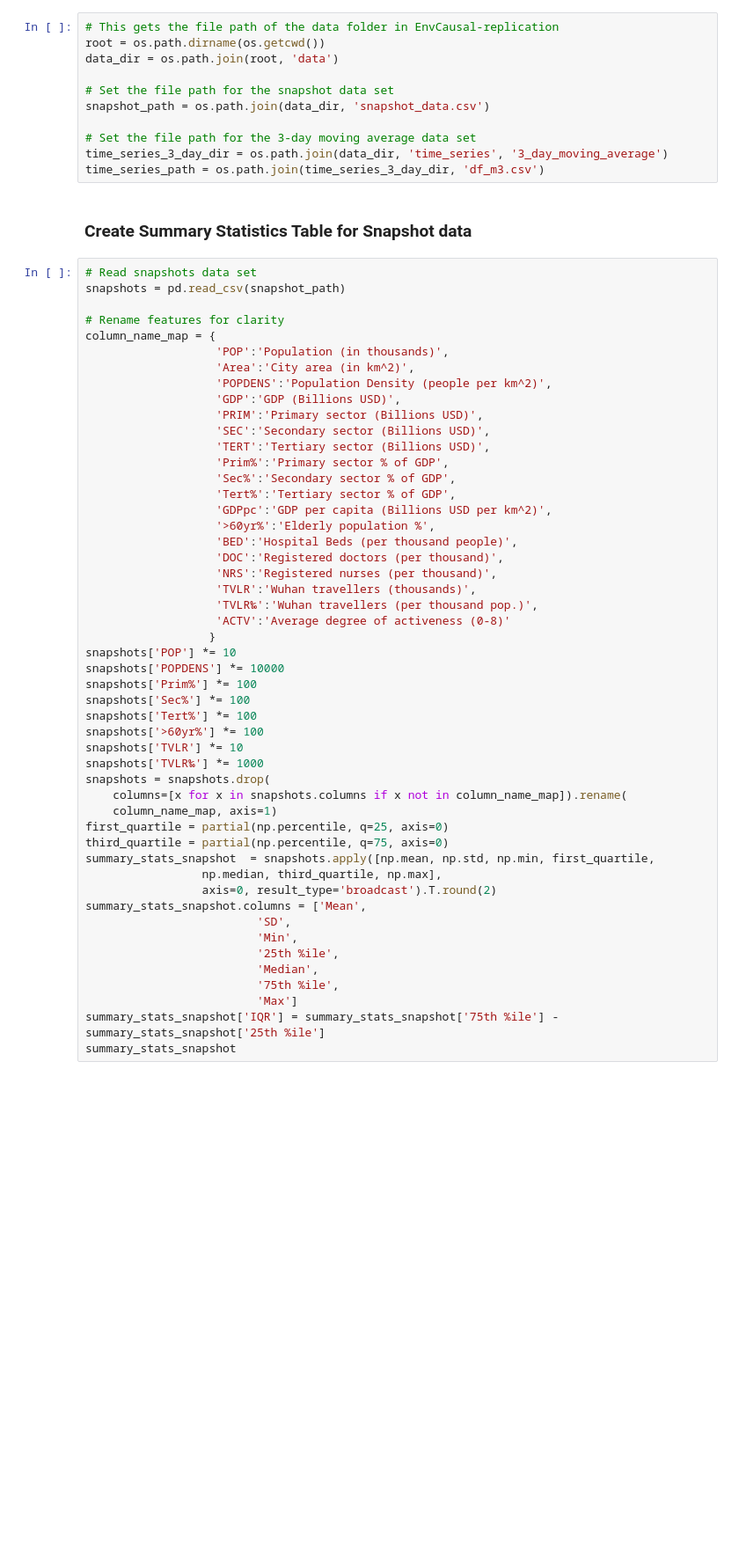
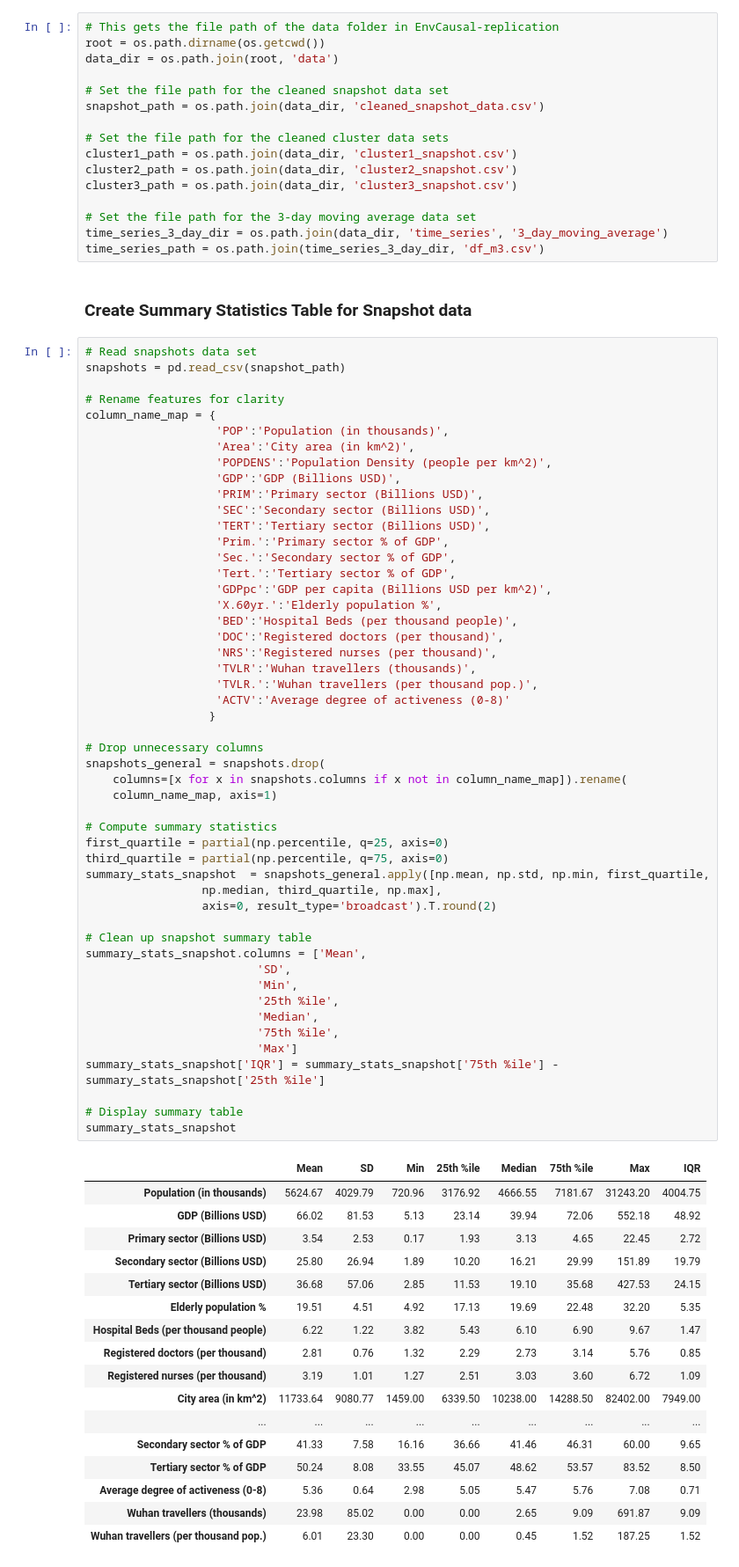
Before and after one commit to ritvik-iyer/EnvCausal-replication, a Jupyter notebook: scripts/data-summary.ipynb, the cells around one changed output. Shown at 88% size. Cells and saved outputs as stored; diff of their text form; blank space fills up the shorter version.

Commit message:
finish data summary

```diff
--- a/scripts/data-summary.ipynb
+++ b/scripts/data-summary.ipynb
@@ -20,8 +20,13 @@ from functools import partial
 root = os.path.dirname(os.getcwd())
 data_dir = os.path.join(root, 'data')
 
-# Set the file path for the snapshot data set
-snapshot_path = os.path.join(data_dir, 'snapshot_data.csv')
+# Set the file path for the cleaned snapshot data set
+snapshot_path = os.path.join(data_dir, 'cleaned_snapshot_data.csv')
+
+# Set the file path for the cleaned cluster data sets
+cluster1_path = os.path.join(data_dir, 'cluster1_snapshot.csv')
+cluster2_path = os.path.join(data_dir, 'cluster2_snapshot.csv')
+cluster3_path = os.path.join(data_dir, 'cluster3_snapshot.csv')
 
 # Set the file path for the 3-day moving average data set
 time_series_3_day_dir = os.path.join(data_dir, 'time_series', '3_day_moving_average')
@@ -36,45 +41,63 @@ snapshots = pd.read_csv(snapshot_path)
 column_name_map = {
                    'POP':'Population (in thousands)',
                    'Area':'City area (in km^2)',
                    'POPDENS':'Population Density (people per km^2)',
                    'GDP':'GDP (Billions USD)',
                    'PRIM':'Primary sector (Billions USD)',
                    'SEC':'Secondary sector (Billions USD)',
                    'TERT':'Tertiary sector (Billions USD)',
-                   'Prim%':'Primary sector % of GDP',
-                   'Sec%':'Secondary sector % of GDP',
-                   'Tert%':'Tertiary sector % of GDP',
+                   'Prim.':'Primary sector % of GDP',
+                   'Sec.':'Secondary sector % of GDP',
+                   'Tert.':'Tertiary sector % of GDP',
                    'GDPpc':'GDP per capita (Billions USD per km^2)',
-                   '>60yr%':'Elderly population %',
+                   'X.60yr.':'Elderly population %',
                    'BED':'Hospital Beds (per thousand people)',
                    'DOC':'Registered doctors (per thousand)',
                    'NRS':'Registered nurses (per thousand)',
                    'TVLR':'Wuhan travellers (thousands)',
-                   'TVLR‰':'Wuhan travellers (per thousand pop.)',
+                   'TVLR.':'Wuhan travellers (per thousand pop.)',
                    'ACTV':'Average degree of activeness (0-8)'
                   }
-snapshots['POP'] *= 10
-snapshots['POPDENS'] *= 10000
-snapshots['Prim%'] *= 100
-snapshots['Sec%'] *= 100
-snapshots['Tert%'] *= 100
-snapshots['>60yr%'] *= 100
-snapshots['TVLR'] *= 10
-snapshots['TVLR‰'] *= 1000
-snapshots = snapshots.drop(
+
+# Drop unnecessary columns
+snapshots_general = snapshots.drop(
     columns=[x for x in snapshots.columns if x not in column_name_map]).rename(
     column_name_map, axis=1)
+
+# Compute summary statistics
 first_quartile = partial(np.percentile, q=25, axis=0)
 third_quartile = partial(np.percentile, q=75, axis=0)
-summary_stats_snapshot  = snapshots.apply([np.mean, np.std, np.min, first_quartile,
+summary_stats_snapshot  = snapshots_general.apply([np.mean, np.std, np.min, first_quartile,
                  np.median, third_quartile, np.max],
                  axis=0, result_type='broadcast').T.round(2)
+
+# Clean up snapshot summary table
 summary_stats_snapshot.columns = ['Mean',
                          'SD',
                          'Min',
                          '25th %ile',
                          'Median',
                          '75th %ile',
                          'Max']
 summary_stats_snapshot['IQR'] = summary_stats_snapshot['75th %ile'] - summary_stats_snapshot['25th %ile']
+
+# Display summary table
 summary_stats_snapshot
+# %% [output]
+|  | Mean | SD | Min | 25th %ile | Median | 75th %ile | Max | IQR |
+| Population (in thousands) | 5624.67 | 4029.79 | 720.96 | 3176.92 | 4666.55 | 7181.67 | 31243.20 | 4004.75 |
+| GDP (Billions USD) | 66.02 | 81.53 | 5.13 | 23.14 | 39.94 | 72.06 | 552.18 | 48.92 |
+| Primary sector (Billions USD) | 3.54 | 2.53 | 0.17 | 1.93 | 3.13 | 4.65 | 22.45 | 2.72 |
+| Secondary sector (Billions USD) | 25.80 | 26.94 | 1.89 | 10.20 | 16.21 | 29.99 | 151.89 | 19.79 |
+| Tertiary sector (Billions USD) | 36.68 | 57.06 | 2.85 | 11.53 | 19.10 | 35.68 | 427.53 | 24.15 |
+| Elderly population % | 19.51 | 4.51 | 4.92 | 17.13 | 19.69 | 22.48 | 32.20 | 5.35 |
+| Hospital Beds (per thousand people) | 6.22 | 1.22 | 3.82 | 5.43 | 6.10 | 6.90 | 9.67 | 1.47 |
+| Registered doctors (per thousand) | 2.81 | 0.76 | 1.32 | 2.29 | 2.73 | 3.14 | 5.76 | 0.85 |
+| Registered nurses (per thousand) | 3.19 | 1.01 | 1.27 | 2.51 | 3.03 | 3.60 | 6.72 | 1.09 |
+| City area (in km^2) | 11733.64 | 9080.77 | 1459.00 | 6339.50 | 10238.00 | 14288.50 | 82402.00 | 7949.00 |
+| ... | ... | ... | ... | ... | ... | ... | ... | ... |
+| Secondary sector % of GDP | 41.33 | 7.58 | 16.16 | 36.66 | 41.46 | 46.31 | 60.00 | 9.65 |
+| Tertiary sector % of GDP | 50.24 | 8.08 | 33.55 | 45.07 | 48.62 | 53.57 | 83.52 | 8.50 |
+| Average degree of activeness (0-8) | 5.36 | 0.64 | 2.98 | 5.05 | 5.47 | 5.76 | 7.08 | 0.71 |
+| Wuhan travellers (thousands) | 23.98 | 85.02 | 0.00 | 0.00 | 2.65 | 9.09 | 691.87 | 9.09 |
+| Wuhan travellers (per thousand pop.) | 6.01 | 23.30 | 0.00 | 0.00 | 0.45 | 1.52 | 187.25 | 1.52 |
```
Also changed, not shown: parts of 11 cells of this notebook, 7 other files.
